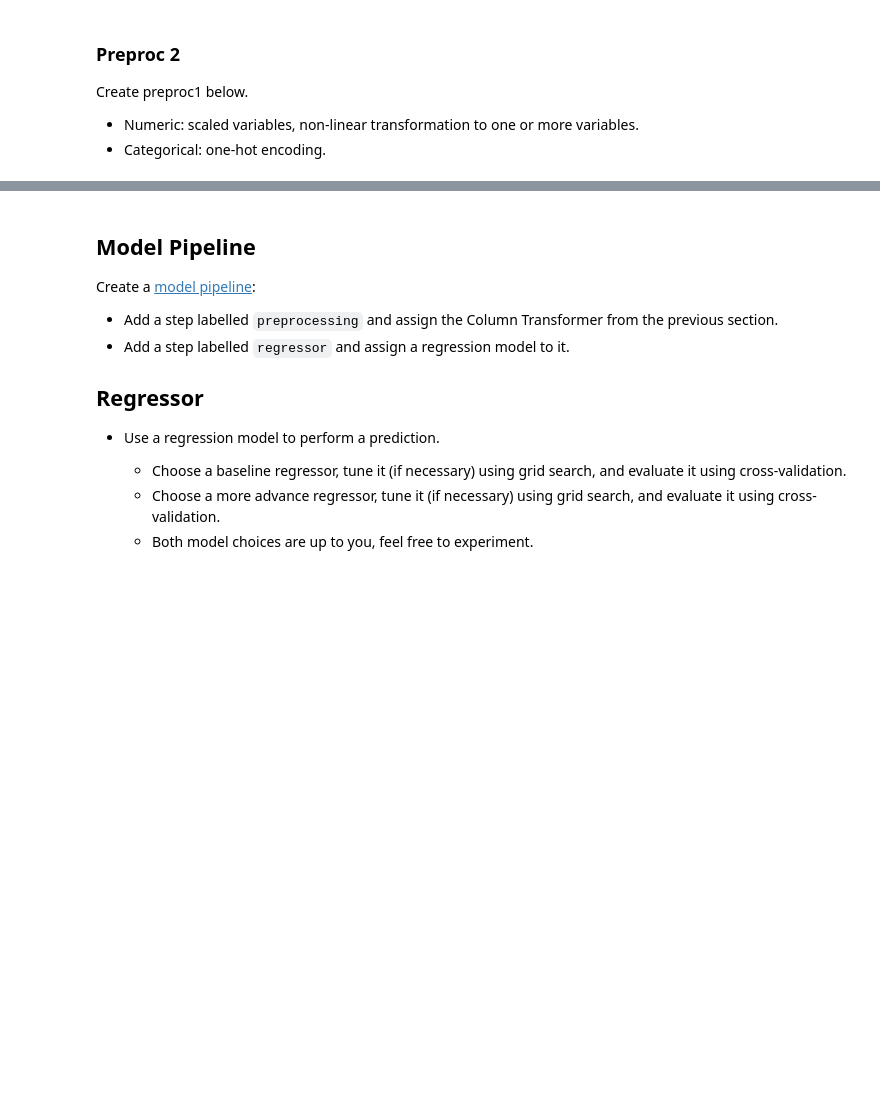
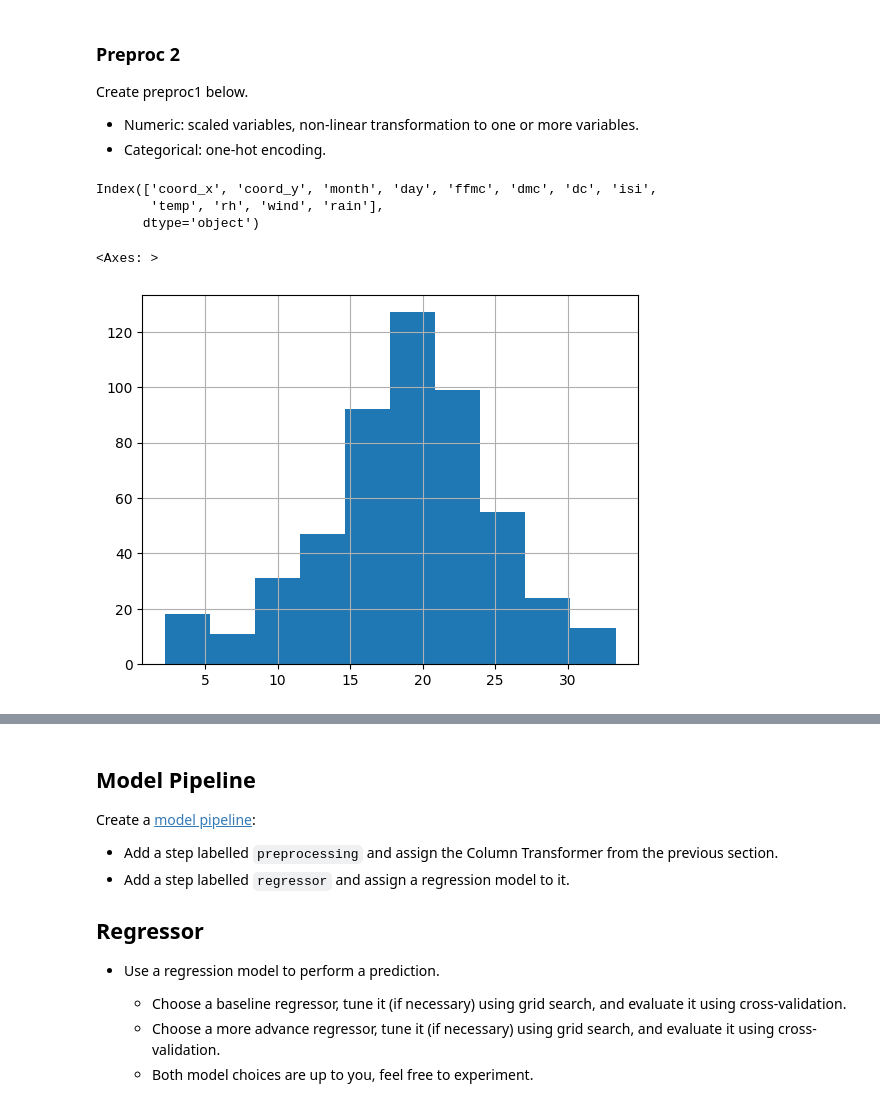
Before and after one commit to imdwipayana/production, a Jupyter notebook: 02_activities/assignments/assignment_2.ipynb, the cells around one changed output, grey strips where cells are left out. Cells and saved outputs as stored; diff of their text form; code cells hidden in the pictures; blank space fills up the shorter version.

```diff
--- a/02_activities/assignments/assignment_2.ipynb
+++ b/02_activities/assignments/assignment_2.ipynb
@@ -102,6 +133,9 @@ fires_dt.info()
 # Get X and Y
 
 Create the features data frame and target data.
+# %%
+X = fires_dt.drop("area",axis=1)
+y = fires_dt.area
 # %% [markdown]
 # Preprocessing
 
@@ -135,3 +265,14 @@ Create preproc1 below.
 
 + Numeric: scaled variables, non-linear transformation to one or more variables.
 + Categorical: one-hot encoding.
+# %%
+X.columns
+# %% [output]
+Index(['coord_x', 'coord_y', 'month', 'day', 'ffmc', 'dmc', 'dc', 'isi',
+       'temp', 'rh', 'wind', 'rain'],
+      dtype='object')
+# %%
+X.temp.hist()
+# %% [output]
+<Axes: >
+[figure, added]
```
Also changed, not shown: parts of 35 cells of this notebook.
